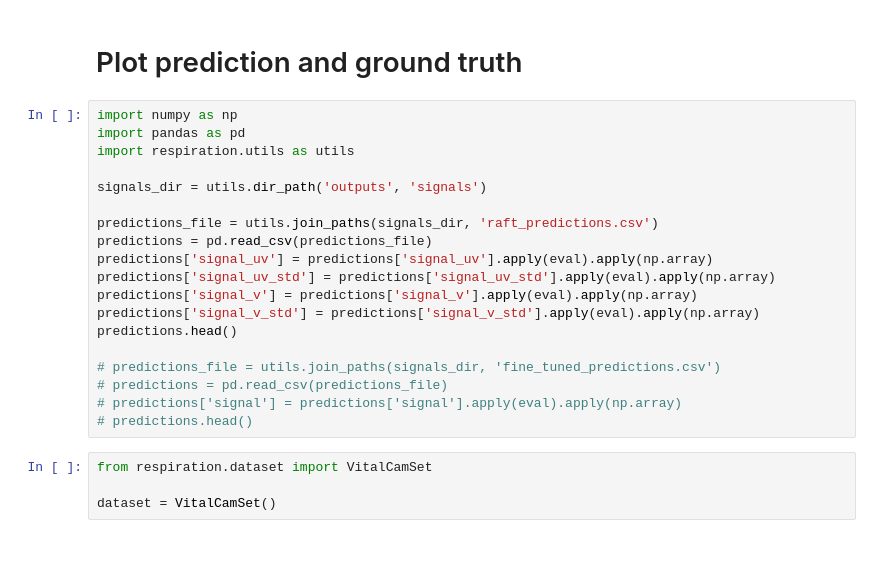
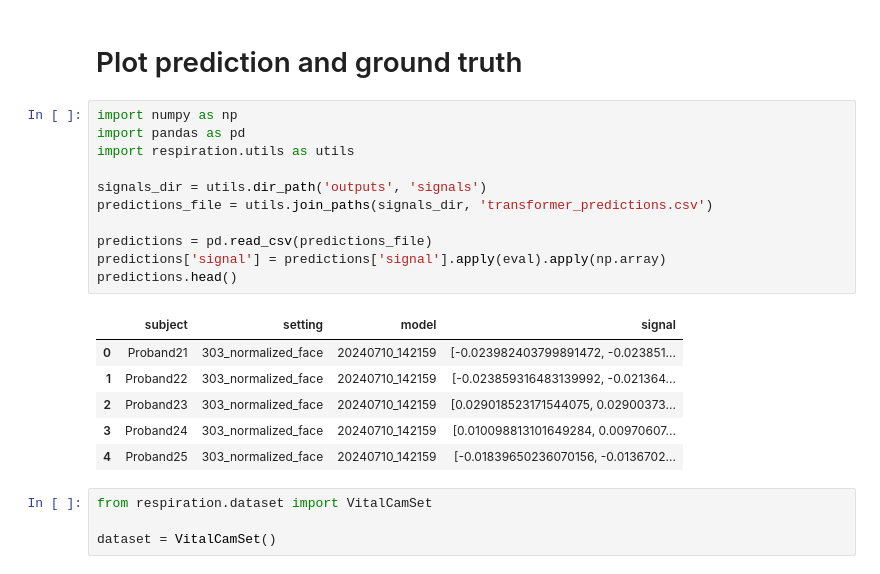
Before and after one commit to pzierahn/respiration, a Jupyter notebook: notebooks/04-Support/plot_signals.ipynb, the cells around one changed output. Saved outputs shown, nothing was run; the diff lists cells and outputs as text.

```diff
--- a/notebooks/04-Support/plot_signals.ipynb
+++ b/notebooks/04-Support/plot_signals.ipynb
@@ -3,22 +3,21 @@
 # %%
 import numpy as np
 import pandas as pd
 import respiration.utils as utils
 
 signals_dir = utils.dir_path('outputs', 'signals')
+predictions_file = utils.join_paths(signals_dir, 'transformer_predictions.csv')
 
-predictions_file = utils.join_paths(signals_dir, 'raft_predictions.csv')
 predictions = pd.read_csv(predictions_file)
-predictions['signal_uv'] = predictions['signal_uv'].apply(eval).apply(np.array)
-predictions['signal_uv_std'] = predictions['signal_uv_std'].apply(eval).apply(np.array)
-predictions['signal_v'] = predictions['signal_v'].apply(eval).apply(np.array)
-predictions['signal_v_std'] = predictions['signal_v_std'].apply(eval).apply(np.array)
+predictions['signal'] = predictions['signal'].apply(eval).apply(np.array)
 predictions.head()
-
-# predictions_file = utils.join_paths(signals_dir, 'fine_tuned_predictions.csv')
-# predictions = pd.read_csv(predictions_file)
-# predictions['signal'] = predictions['signal'].apply(eval).apply(np.array)
-# predictions.head()
+# %% [output]
+|  | subject | setting | model | signal |
+| 0 | Proband21 | 303_normalized_face | 20240710_142159 | [-0.023982403799891472, -0.023851... |
+| 1 | Proband22 | 303_normalized_face | 20240710_142159 | [-0.023859316483139992, -0.021364... |
+| 2 | Proband23 | 303_normalized_face | 20240710_142159 | [0.029018523171544075, 0.02900373... |
+| 3 | Proband24 | 303_normalized_face | 20240710_142159 | [0.010098813101649284, 0.00970607... |
+| 4 | Proband25 | 303_normalized_face | 20240710_142159 | [-0.01839650236070156, -0.0136702... |
 # %%
 from respiration.dataset import VitalCamSet
 
```
Also changed, not shown: parts of 4 cells of this notebook.
